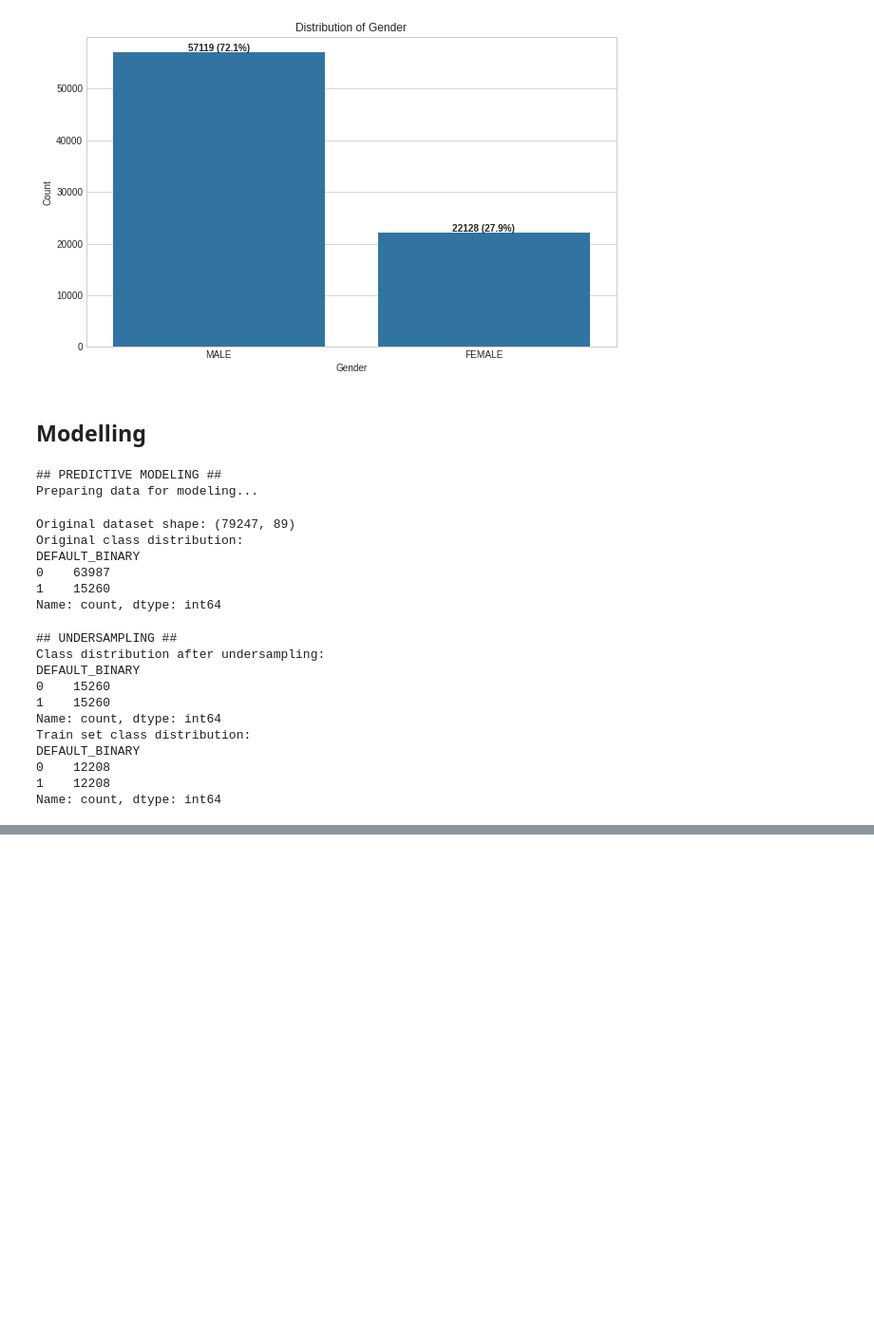
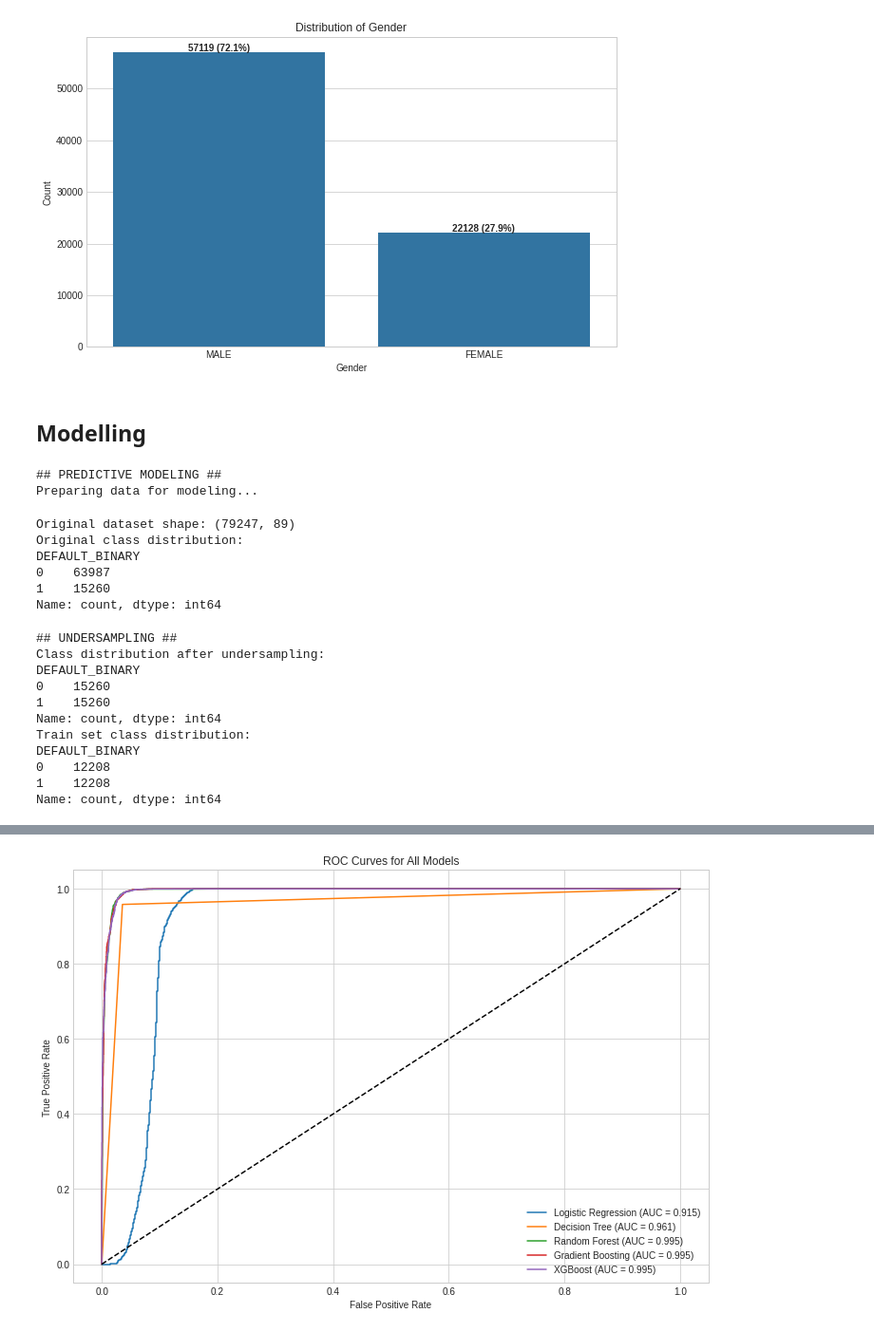
Before and after one commit to KaiFa254/SmartLender, a Jupyter notebook: notebooks/Alex.ipynb, the cells around one changed output, grey strips where cells are left out. Shown at 95% size. Saved outputs shown, nothing was run; the diff lists cells and outputs as text; code cells hidden in the pictures; blank space fills up the shorter version.

Commit message:
evaluated best model

```diff
--- a/notebooks/Alex.ipynb
+++ b/notebooks/Alex.ipynb
@@ -1157,0 +836,95 @@ These features should be prioritized when assessing loan default risk.
+# %%
+from sklearn.linear_model import LogisticRegression
+from sklearn.tree import DecisionTreeClassifier
+from sklearn.ensemble import RandomForestClassifier, GradientBoostingClassifier
+from xgboost import XGBClassifier  # Correct import for XGBoost
+from sklearn.metrics import f1_score, accuracy_score, classification_report, confusion_matrix, roc_curve, auc
+
+# Initialize models with default parameters
+models = {
+    'Logistic Regression': LogisticRegression(max_iter=1000, random_state=42),
+    'Decision Tree': DecisionTreeClassifier(random_state=42),
+    'Random Forest': RandomForestClassifier(random_state=42),
+    'Gradient Boosting': GradientBoostingClassifier(random_state=42),
+    'XGBoost': XGBClassifier(random_state=42)  # Correct usage
+}
+# %%
+# Function to evaluate and report model results
+def evaluate_model(model, X_train, X_test, y_train, y_test):
+    # Train the model
+    model.fit(X_train, y_train)
+
+    # Make predictions
+    y_pred = model.predict(X_test)
+    y_proba = None
+    if hasattr(model, "predict_proba"):
+        y_proba = model.predict_proba(X_test)[:, 1]
+
+    # Calculate evaluation metrics
+    accuracy = accuracy_score(y_test, y_pred)
+    f1 = f1_score(y_test, y_pred)
+
+    # Print classification report
+    print(f"Classification Report:")
+    print(classification_report(y_test, y_pred))
+
+    # Generate confusion matrix
+    cm = confusion_matrix(y_test, y_pred)
+
+    # ROC Curve and AUC if predict_proba is available
+    roc_auc = None
+    if y_proba is not None:
+        fpr, tpr, _ = roc_curve(y_test, y_proba)
+        roc_auc = auc(fpr, tpr)
+
+    return {
+        'accuracy': accuracy,
+        'f1_score': f1,
+        'confusion_matrix': cm,
+        'y_pred': y_pred,
+        'y_proba': y_proba,
+        'roc_auc': roc_auc
+    }
+
+# Evaluate each model
+results = {}
+for name, model in models.items():
+    print(f"\n{'-' * 50}")
+    print(f"Evaluating {name}...")
+    results[name] = evaluate_model(model, X_train, X_test, y_train, y_test)
+    print(f"Accuracy: {results[name]['accuracy']:.4f}")
+    print(f"F1 Score: {results[name]['f1_score']:.4f}")
+    if results[name]['roc_auc'] is not None:
+        print(f"ROC AUC: {results[name]['roc_auc']:.4f}")
+    print(f"{'-' * 50}")
+
+# Plot ROC curves for all models
+plt.figure(figsize=(12, 8))
+for name, result in results.items():
+    if result['y_proba'] is not None and result['roc_auc'] is not None:
+        fpr, tpr, _ = roc_curve(y_test, result['y_proba'])
+        plt.plot(fpr, tpr, label=f'{name} (AUC = {result["roc_auc"]:.3f})')
+
+plt.plot([0, 1], [0, 1], 'k--')
+plt.xlabel('False Positive Rate')
+plt.ylabel('True Positive Rate')
+plt.title('ROC Curves for All Models')
+plt.legend(loc='lower right')
+plt.show()
+
+# Plot confusion matrices for all models
+fig, axes = plt.subplots(2, 3, figsize=(20, 12))
+axes = axes.flatten()
+
+i = 0
+for name, result in results.items():
+    if i < len(axes):
+        sns.heatmap(result['confusion_matrix'], annot=True, fmt='d', cmap='Blues', ax=axes[i])
+        axes[i].set_title(f'Confusion Matrix - {name}')
+        axes[i].set_xlabel('Predicted Label')
+        axes[i].set_ylabel('True Label')
+        i += 1
+
+plt.tight_layout()
+plt.show()
+# %% [output]
@@ -1157,0 +948 @@ These features should be prioritized when assessing loan default risk.
+[figure, added]
```
Also changed, not shown: parts of 24 cells of this notebook.
